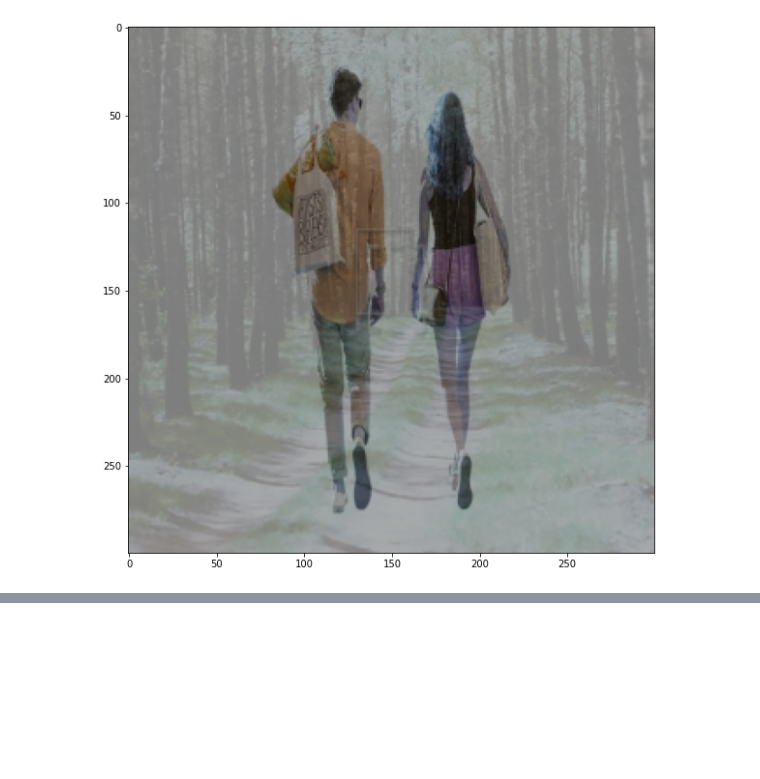
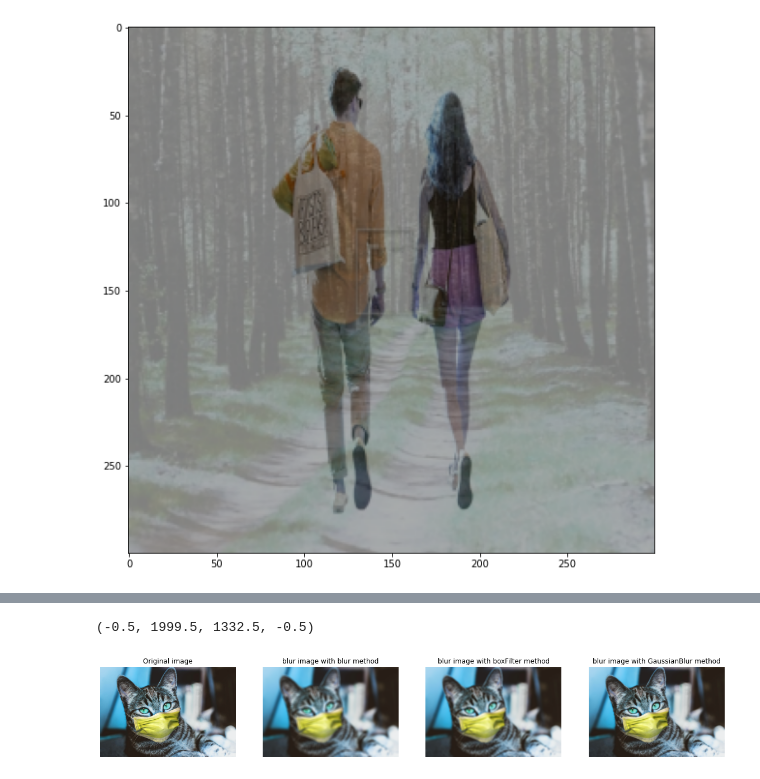
Before and after one commit to CarlosTheran/Mat4906-ML, a Jupyter notebook: image_data_analysis.ipynb, the cells around one changed output, grey strips where cells are left out. Cells and saved outputs as stored; diff of their text form; code cells hidden in the pictures; blank space fills up the shorter version.

```diff
--- a/image_data_analysis.ipynb
+++ b/image_data_analysis.ipynb
@@ -52,0 +75,25 @@ plt.imshow(dst)
+# %%
+img_blur = cv2.blur(img_cat,(40,40))
+img_filter = cv2.boxFilter(img_cat,-5,(30,30),normalize=True)
+img_Gaussianfilter = cv2.GaussianBlur(img_cat,(41,41),cv2.BORDER_DEFAULT)
+
+plt.figure(figsize=(20,20))
+plt.subplot(141)
+plt.imshow(img_cat)
+plt.gca().set_title('Original image')
+plt.axis('off')
+plt.subplot(142)
+plt.imshow(img_blur)
+plt.gca().set_title('blur image with blur method')
+plt.axis('off')
+plt.subplot(143)
+plt.imshow(img_filter)
+plt.gca().set_title('blur image with boxFilter method')
+plt.axis('off')
+plt.subplot(144)
+plt.imshow(img_Gaussianfilter)
+plt.gca().set_title('blur image with GaussianBlur method')
+plt.axis('off')
+# %% [output]
+(-0.5, 1999.5, 1332.5, -0.5)
+[figure, added]
```
Also changed, not shown: parts of 7 cells of this notebook.
